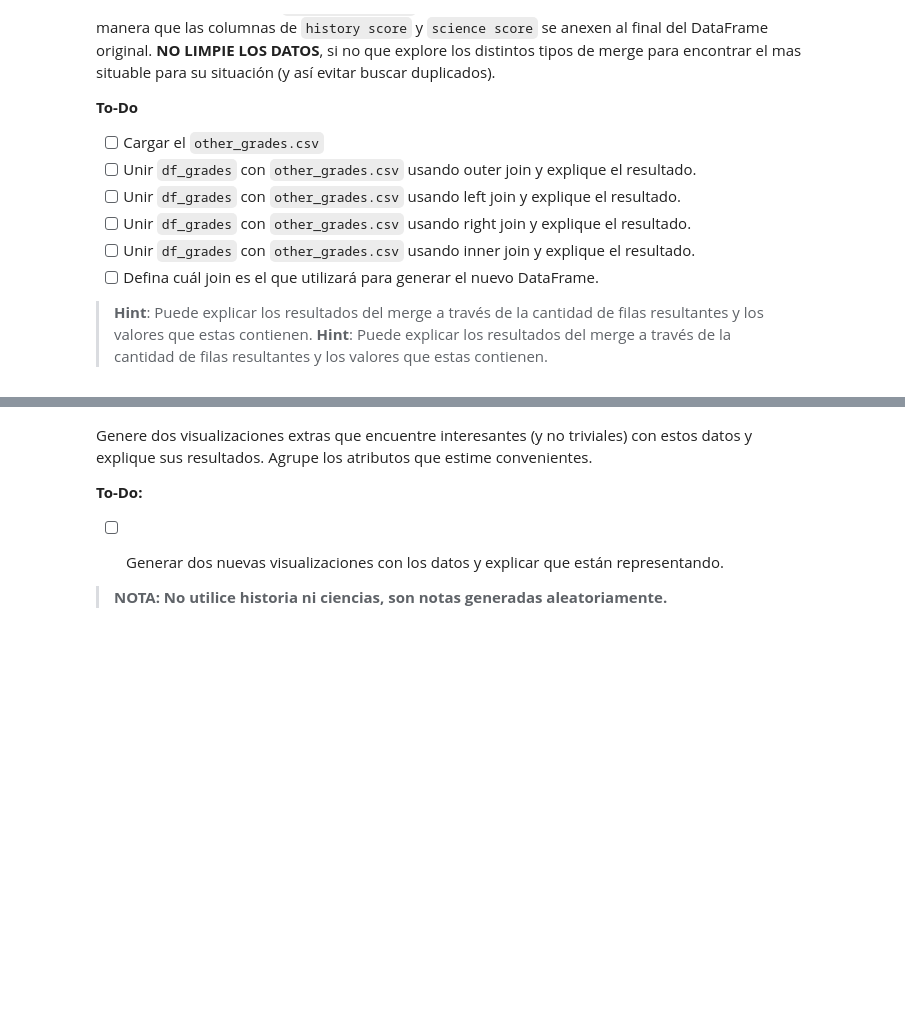
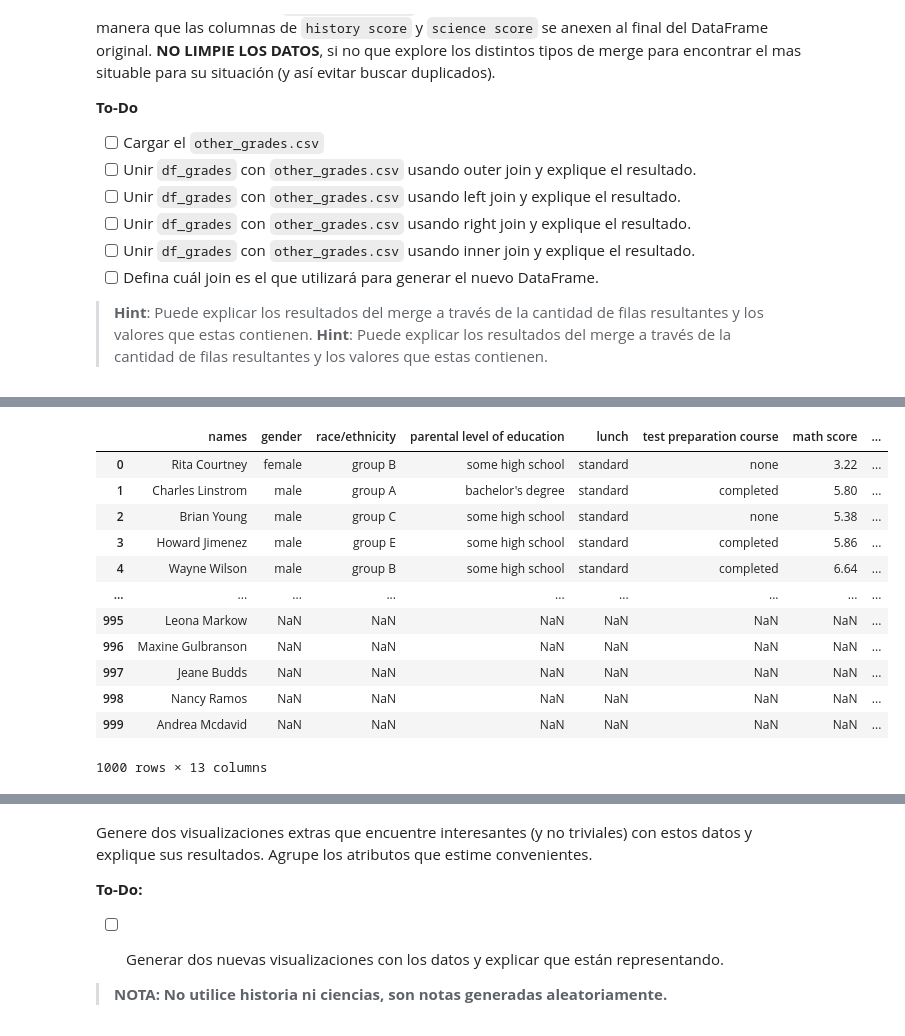
Before and after one commit to HexaPulsar/LabMDS, a Jupyter notebook: Lab_5/Lab_05/lab_version_colab.ipynb, the cells around one changed output, grey strips where cells are left out. Saved outputs shown, nothing was run; the diff lists cells and outputs as text; code cells hidden in the pictures; blank space fills up the shorter version.

```diff
--- a/Lab_5/Lab_05/lab_version_colab.ipynb
+++ b/Lab_5/Lab_05/lab_version_colab.ipynb
@@ -321,0 +347,3 @@ Para esto, carge el archivo `other_grades.csv` y busque la forma de unir ambos D
+# %%
+other_grades = pd.read_csv("/content/other_grades.csv")
+other_grades
@@ -321,0 +364,17 @@ Para esto, carge el archivo `other_grades.csv` y busque la forma de unir ambos D
+# %%
+merged1 = pd.merge(df_grades, other_grades, on='names', how='outer')
+merged1
+# %% [output]
+|  | names | gender | race/ethnicity | parental level of education | lunch | test preparation course | math score | ... |
+| 0 | Rita Courtney | female | group B | some high school | standard | none | 3.22 | ... |
+| 1 | Charles Linstrom | male | group A | bachelor's degree | standard | completed | 5.80 | ... |
+| 2 | Brian Young | male | group C | some high school | standard | none | 5.38 | ... |
+| 3 | Howard Jimenez | male | group E | some high school | standard | completed | 5.86 | ... |
+| 4 | Wayne Wilson | male | group B | some high school | standard | completed | 6.64 | ... |
+| ... | ... | ... | ... | ... | ... | ... | ... | ... |
+| 995 | Leona Markow | NaN | NaN | NaN | NaN | NaN | NaN | ... |
+| 996 | Maxine Gulbranson | NaN | NaN | NaN | NaN | NaN | NaN | ... |
+| 997 | Jeane Budds | NaN | NaN | NaN | NaN | NaN | NaN | ... |
+| 998 | Nancy Ramos | NaN | NaN | NaN | NaN | NaN | NaN | ... |
+| 999 | Andrea Mcdavid | NaN | NaN | NaN | NaN | NaN | NaN | ... |
+1000 rows × 13 columns
```
Also changed, not shown: parts of 17 cells of this notebook.
